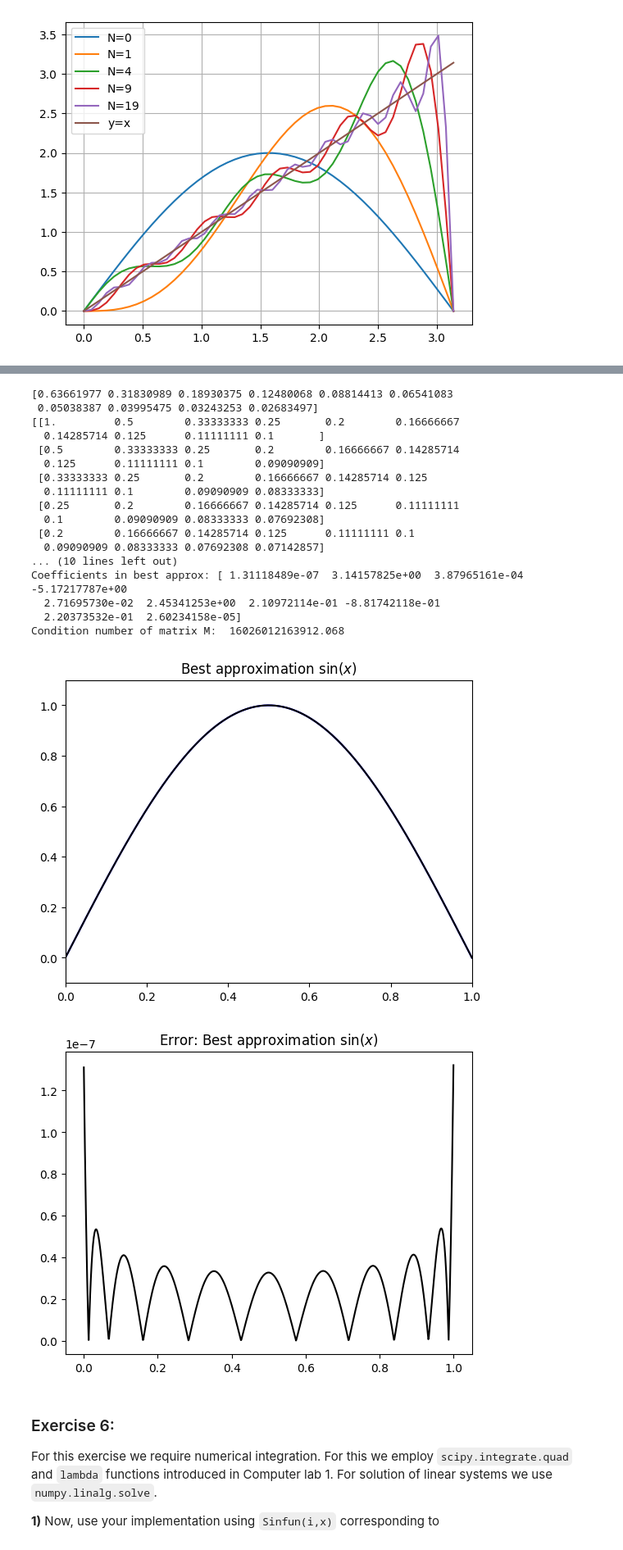
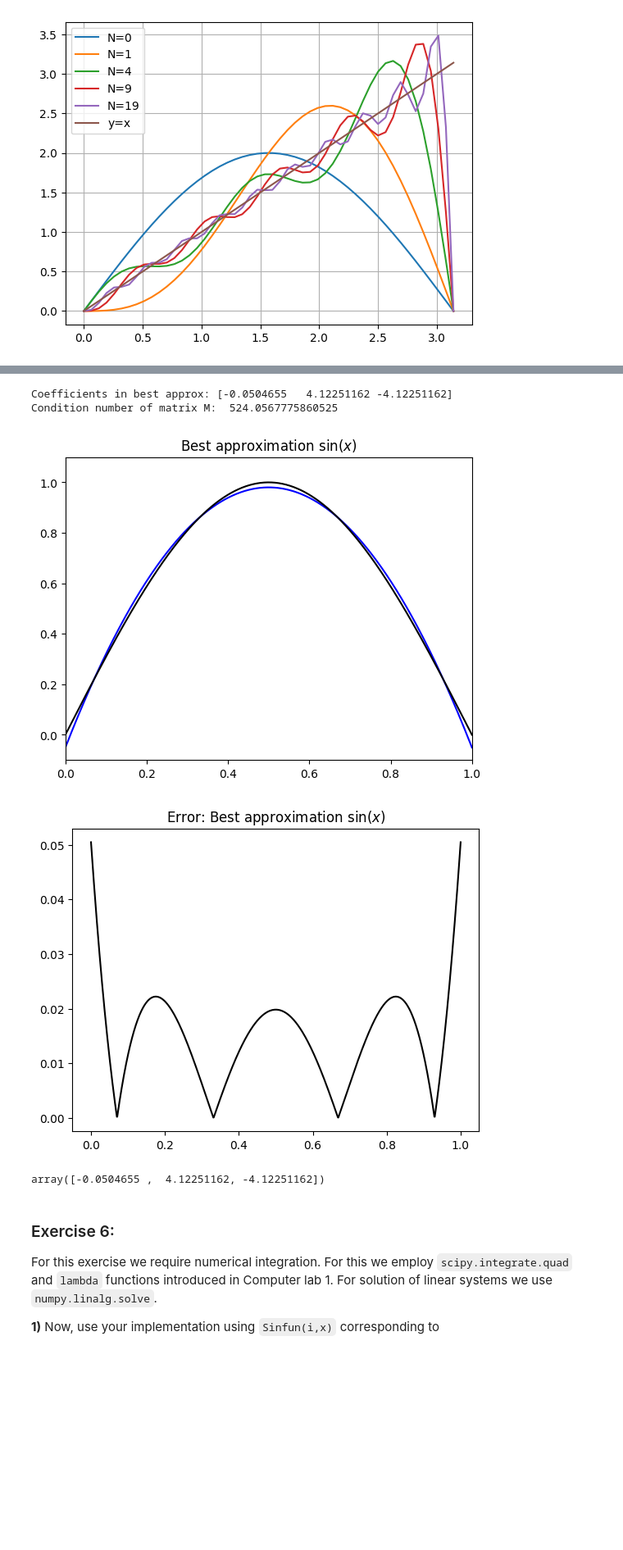
Before and after one commit to kalle6452/PDE, a Jupyter notebook: lab03.ipynb, the cells around one changed output, grey strips where cells are left out. Shown at 82% size. Drawn from its saved outputs; the diff is of its cells as text; code cells hidden in the pictures; blank space fills up the shorter version.

```diff
--- a/lab03.ipynb
+++ b/lab03.ipynb
@@ -766,0 +876,24 @@ array([ 1.31118489e-07,  3.14157825e+00,  3.87965161e-04, -5.17217787e+00,
+# %%
+# 2.2) Plotting approximations to y=x with quad integrals
+# https://en.wikipedia.org/wiki/List_of_integrals_of_trigonometric_functions
+from scipy import integrate
+x = np.linspace(0,np.pi)
+psi = 0
+lista = [0,1,4,9,19]
+N = 0
+for i in range(20):
+    b = lambda x: x*np.sin((i+1)*x)
+    M = lambda x: (np.sin((i+1)*x))**2
+    # Använd inte quad!!! använd table of integrals och sätt in där
+    b_int = integrate.quad(b, 0, np.pi)
+    M_int = integrate.quad(M, 0, np.pi)
+    c = b_int[0]/M_int[0]
+    psi += c*np.sin((i+1)*x)
+    #print(i)
+    if i == lista[N]:
+        #print(i)
+        plt.plot(x,psi,label=f'N={i}')
+        N += 1
+plt.plot(x,x,label=f'y=x')
+plt.grid(True), plt.legend()
+plt.show()
@@ -777,7 +957,7 @@ def f(x):
 def psi(i,x):
     return x**i
 
-N=10
+N=3
 
 x  = np.linspace(0.0,1.0,1001)
 Ft = np.zeros(len(x))
@@ -789,55 +969,51 @@ b = np.zeros(N)
 c = np.zeros(N)
 
 
 for i in range(0, N):
+   # print(i)
     b[i] = scipy.integrate.quad(lambda x: f(x)*psi(i,x), 0.0, 1.0, epsabs=1E-9, epsrel=1E-9)[0]
     for j in range(0, N):
         M[i,j] = scipy.integrate.quad(lambda x: psi(i,x)*psi(j,x), 0.0, 1.0, epsabs=1E-9, epsrel=1E-9)[0]
-print(b)
-print(M)
+#print(b)
+#print(M)
 
 c  = np.linalg.solve(M,b)
 cn = np.linalg.cond(M)
 
 print('Coefficients in best approx:',c)
 print('Condition number of matrix M: ',cn)
 
 for i in range(len(x)):
     F[i]  = f(x[i])
     Ft[i]  = 0.0
-    for j in range(N):
+    for j in range(3):
         Ft[i] += c[j]*psi(j,x[i])
+        plt.plot(x[i], Ft[i],'-b')
     E[i]  = np.abs(Ft[i]-F[i])
+
 
 plt.plot(x, Ft,'-b')
 plt.plot(x, F, '-k')
 plt.axis([x[0], x[-1], -0.1, 1.1]) # [tmin, tmax, ymin, ymax]
 plt.title("Best approximation $\sin(x)$")
 plt.show()
 
 plt.plot(x, E,'-k')
 plt.title("Error: Best approximation $\sin(x)$")
 plt.show()
+c
+
+#array([ 1.31118489e-07,  3.14157825e+00,  3.87965161e-04, -5.17217787e+00,
+#        2.71695730e-02,  2.45341253e+00,  2.10972114e-01, -8.81742118e-01,
+#        2.20373532e-01,  2.60234158e-05])
+#
+# array([-0.0504655 ,  4.12251162, -4.12251162])
 # %% [output]
-[0.63661977 0.31830989 0.18930375 0.12480068 0.08814413 0.06541083
- 0.05038387 0.03995475 0.03243253 0.02683497]
-[[1.         0.5        0.33333333 0.25       0.2        0.16666667
-  0.14285714 0.125      0.11111111 0.1       ]
- [0.5        0.33333333 0.25       0.2        0.16666667 0.14285714
-  0.125      0.11111111 0.1        0.09090909]
- [0.33333333 0.25       0.2        0.16666667 0.14285714 0.125
-  0.11111111 0.1        0.09090909 0.08333333]
- [0.25       0.2        0.16666667 0.14285714 0.125      0.11111111
-  0.1        0.09090909 0.08333333 0.07692308]
- [0.2        0.16666667 0.14285714 0.125      0.11111111 0.1
-  0.09090909 0.08333333 0.07692308 0.07142857]
-... (10 lines left out)
-Coefficients in best approx: [ 1.31118489e-07  3.14157825e+00  3.87965161e-04 -5.17217787e+00
-  2.71695730e-02  2.45341253e+00  2.10972114e-01 -8.81742118e-01
-  2.20373532e-01  2.60234158e-05]
-Condition number of matrix M:  16026012163912.068
+Coefficients in best approx: [-0.0504655   4.12251162 -4.12251162]
+Condition number of matrix M:  524.0567775860525
-[figure, old version]
+[figure, new version]
-[figure, old version]
+[figure, new version]
+array([-0.0504655 ,  4.12251162, -4.12251162])
 # %% [markdown]
 ### Exercise 6:
 
```
Also changed, not shown: parts of 16 cells of this notebook.
